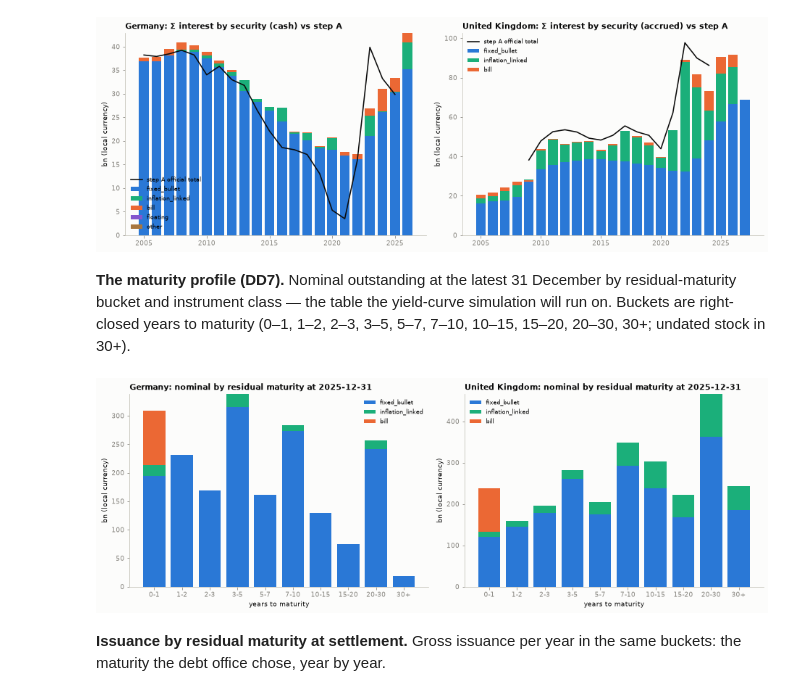
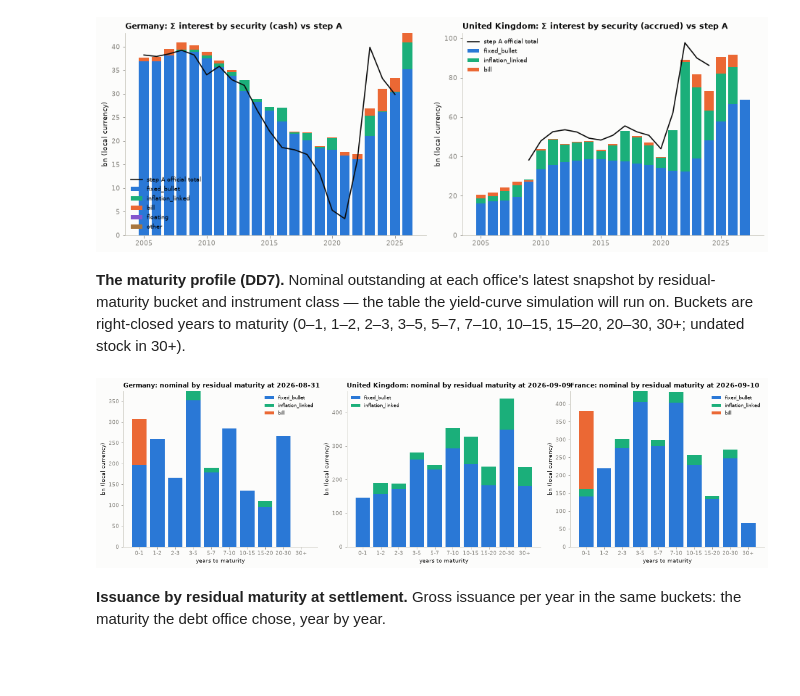
Before and after one commit to adrianchiu1/redbox, a Jupyter notebook: notebooks/debtbook.ipynb, the cells around one changed output. Cells and saved outputs as stored; diff of their text form; code cells hidden in the pictures; blank space fills up the shorter version.

```diff
--- a/notebooks/debtbook.ipynb
+++ b/notebooks/debtbook.ipynb
@@ -840,30 +850,30 @@ plt.tight_layout()
 # %% [output]
 [figure]
 # %% [markdown]
-**The maturity profile (DD7).** Nominal outstanding at the latest 31 December
-by residual-maturity bucket and instrument class — the table the yield-curve
+**The maturity profile (DD7).** Nominal outstanding at each office's latest
+snapshot by residual-maturity bucket and instrument class — the table the yield-curve
 simulation will run on. Buckets are right-closed years to maturity
 (0–1, 1–2, 2–3, 3–5, 5–7, 7–10, 10–15, 15–20, 20–30, 30+; undated stock in 30+).
 # %%
 BUCKET_ORDER = ["0-1", "1-2", "2-3", "3-5", "5-7", "7-10", "10-15", "15-20", "20-30", "30+"]
-fig, axes = plt.subplots(1, 2, figsize=(13, 4.6))
-for ax, iso3 in zip(axes, ["DEU", "GBR"]):
+fig, axes = plt.subplots(1, 3, figsize=(16, 4.6))
+for ax, iso3 in zip(axes, ["DEU", "GBR", "FRA"]):
     p = PROFILE[PROFILE.iso3 == iso3]
     latest = p.as_of.max()
     p = p[p.as_of == latest]
     by = p.pivot_table(index="bucket", columns="instrument_class", values="nominal_lcu_mn", aggfunc="sum").reindex(BUCKET_ORDER).fillna(0)
     bottom = 0
     for klass in [c for c in ["fixed_bullet", "inflation_linked", "bill", "floating", "other"] if c in by.columns]:
         ax.bar(by.index, by[klass] / 1000, bottom=bottom, color=CLASS_COLOR[klass], label=klass)
         bottom = bottom + by[klass] / 1000
     ax.set_title(f"{COUNTRY[iso3]}: nominal by residual maturity at {str(latest)[:10]}", loc="left", fontsize=11)
     ax.set_ylabel("bn (local currency)"); ax.set_xlabel("years to maturity")
     ax.legend(frameon=False, fontsize=8)
     for s in ("top", "right"):
         ax.spines[s].set_visible(False)
 plt.tight_layout()
 # %% [output]
-[figure, old version]
+[figure, new version]
 # %% [markdown]
 **Issuance by residual maturity at settlement.** Gross issuance per year in
 the same buckets: the maturity the debt office chose, year by year.
```
Also changed, not shown: parts of 6 cells of this notebook, 35 other files.
